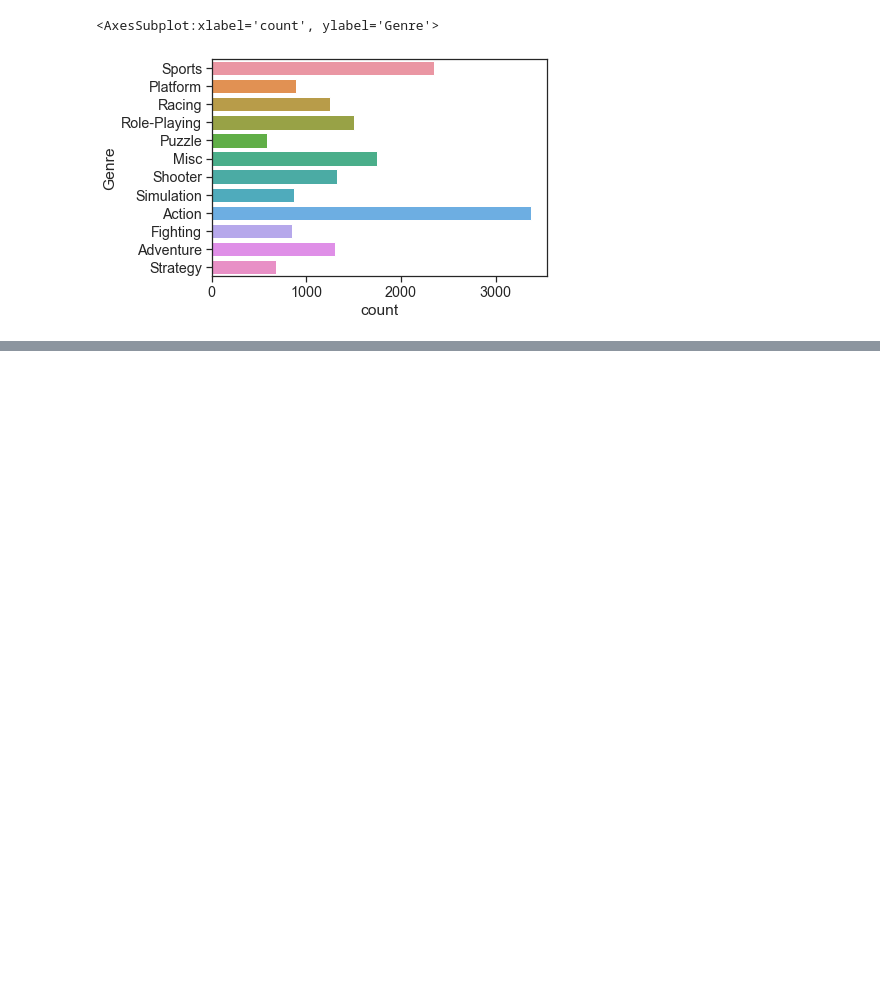
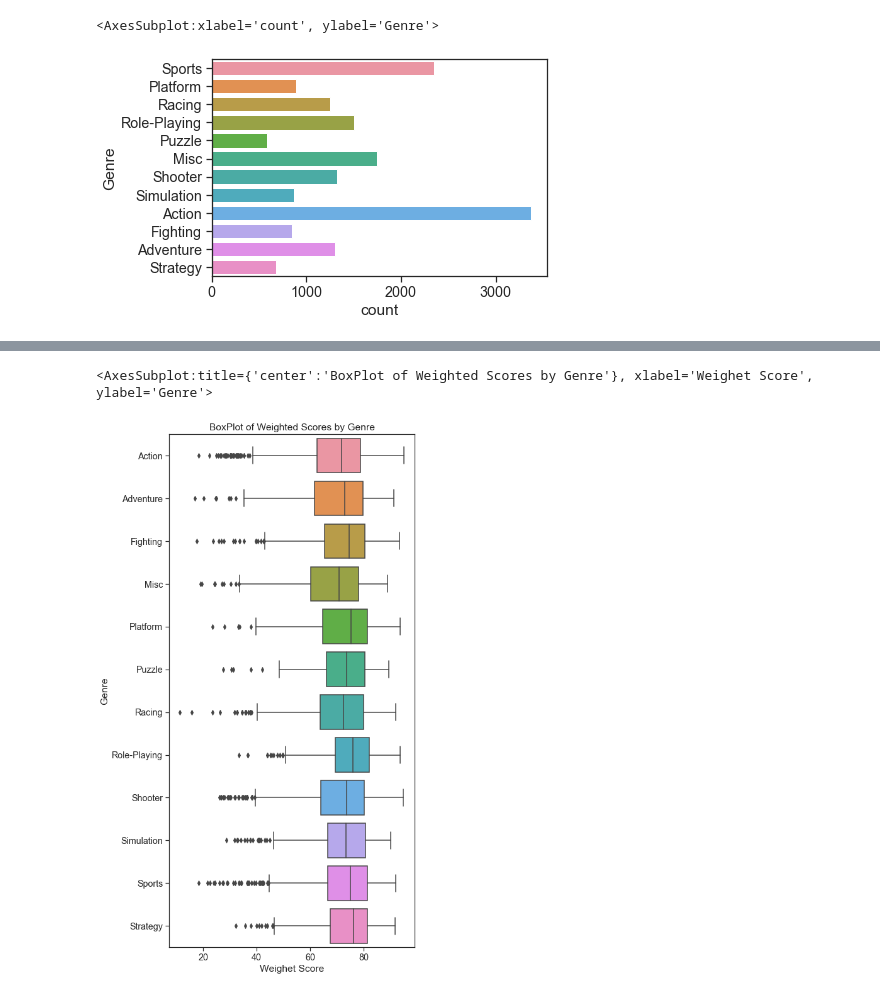
Before and after one commit to data301-2020-winter1/course-project-group_6010, a Jupyter notebook: analysis/ayaka/milestone2.ipynb, the cells around one changed output, grey strips where cells are left out. Cells and saved outputs as stored; diff of their text form; code cells hidden in the pictures; blank space fills up the shorter version.

```diff
--- a/analysis/ayaka/milestone2.ipynb
+++ b/analysis/ayaka/milestone2.ipynb
@@ -137,0 +151,4 @@ Action is the most popular genre, and puzzle is not.
+# %%
+dfp.User_Score = dfp.User_Score.astype(float)
+dfp["Weighted Score"] = dfp["Critic_Score"]*0.45 + dfp["User_Score"]*5.5
+dfp.head()
@@ -137,0 +162,12 @@ Action is the most popular genre, and puzzle is not.
+# %%
+a4_dims = (7, 15)
+fig, ax = plt.subplots(figsize=a4_dims)
+ax = sns.boxplot(x="Weighted Score", y="Genre", data=dfp)
+#ax = sns.stripplot(x="Weighted Score", y="Genre", data=dfp,color=".3")
+ax.set_title('BoxPlot of Weighted Scores by Genre')
+ax.set_xlabel("Weighet Score")
+ax.set_ylabel("Genre")
+ax
+# %% [output]
+<AxesSubplot:title={'center':'BoxPlot of Weighted Scores by Genre'}, xlabel='Weighet Score', ylabel='Genre'>
+[figure, added]
```
Also changed, not shown: parts of 14 cells of this notebook.
